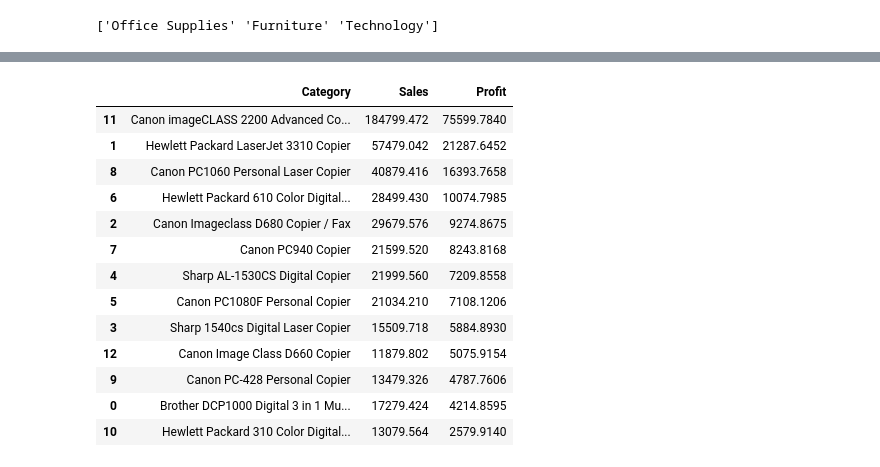
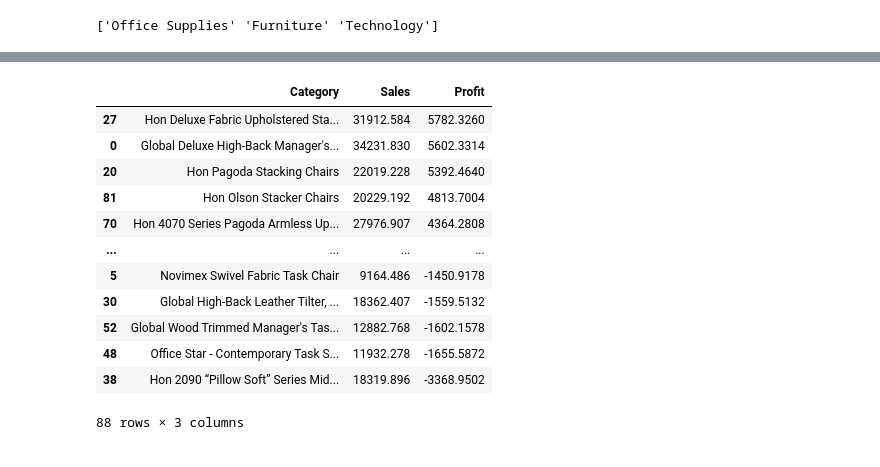
Before and after one commit to Abdullah-Bakhshov/overfitting_outlaws, a Jupyter notebook: SalesAndProfit.ipynb, the cells around one changed output, grey strips where cells are left out. Cells and saved outputs as stored; diff of their text form; code cells hidden in the pictures.

Commit message:
Found the most profitble items

```diff
--- a/SalesAndProfit.ipynb
+++ b/SalesAndProfit.ipynb
@@ -98,0 +139,24 @@ tech_df
+# %%
+# Looking for the most profitible item in technology sub grp
+copiers_df = cat_3[cat_3["Sub-Category"] == "Copiers"]
+copier_products = []
+copiers_sales = []
+copiers_profits = []
+
+# Looping through sub cats of Technology
+for i in copiers_df["Product Name"].unique():
+    temp = copiers_df[copiers_df["Product Name"] == i]
+    total_sales = temp["Sales"].sum()
+    copiers_sales.append(total_sales)
+
+    total_profit = temp["Profit"].sum()
+    copiers_profits.append(total_profit)
+
+# Creating a new table wth just sub categories of technology
+copier_df = pd.DataFrame({
+    "Category": copiers_df["Product Name"].unique(),
+    "Sales":copiers_sales,
+    "Profit":copiers_profits
+})
+
+copier_df.sort_values(by='Profit', ascending=False)
@@ -99,39 +178,38 @@ tech_df
 # %%
 # Looking for the most profitible item in technology sub grp
-copiers_df = cat_3[cat_3["Sub-Category"] == "Copiers"]
+copiers_df = cat_2[cat_2["Sub-Category"] == "Chairs"]
 copier_products = []
 copiers_sales = []
 copiers_profits = []
 
 # Looping through sub cats of Technology
 for i in copiers_df["Product Name"].unique():
     temp = copiers_df[copiers_df["Product Name"] == i]
     total_sales = temp["Sales"].sum()
     copiers_sales.append(total_sales)
 
     total_profit = temp["Profit"].sum()
     copiers_profits.append(total_profit)
+
+# Creating a new table wth just sub categories of technology
+copier_df = pd.DataFrame({
+    "Category": copiers_df["Product Name"].unique(),
+    "Sales":copiers_sales,
+    "Profit":copiers_profits
+})
+
+copier_df.sort_values(by='Profit', ascending=False)
+# %% [output]
+|  | Category | Sales | Profit |
+| 27 | Hon Deluxe Fabric Upholstered Sta... | 31912.584 | 5782.3260 |
+| 0 | Global Deluxe High-Back Manager's... | 34231.830 | 5602.3314 |
+| 20 | Hon Pagoda Stacking Chairs | 22019.228 | 5392.4640 |
+| 81 | Hon Olson Stacker Chairs | 20229.192 | 4813.7004 |
+| 70 | Hon 4070 Series Pagoda Armless Up... | 27976.907 | 4364.2808 |
+| ... | ... | ... | ... |
+| 5 | Novimex Swivel Fabric Task Chair | 9164.486 | -1450.9178 |
+| 30 | Global High-Back Leather Tilter, ... | 18362.407 | -1559.5132 |
+| 52 | Global Wood Trimmed Manager's Tas... | 12882.768 | -1602.1578 |
+| 48 | Office Star - Contemporary Task S... | 11932.278 | -1655.5872 |
+| 38 | Hon 2090 “Pillow Soft” Series Mid... | 18319.896 | -3368.9502 |
+88 rows × 3 columns
-# %%
-# Creating a new table wth just sub categories of technology
-copier_df = pd.DataFrame({
-    "Category": copiers_df["Product Name"].unique(),
-    "Sales":copiers_sales,
-    "Profit":copiers_profits
-})
-
-copier_df.sort_values(by='Profit', ascending=False)
-# %% [output]
-|  | Category | Sales | Profit |
-| 11 | Canon imageCLASS 2200 Advanced Co... | 184799.472 | 75599.7840 |
-| 1 | Hewlett Packard LaserJet 3310 Copier | 57479.042 | 21287.6452 |
-| 8 | Canon PC1060 Personal Laser Copier | 40879.416 | 16393.7658 |
-| 6 | Hewlett Packard 610 Color Digital... | 28499.430 | 10074.7985 |
-| 2 | Canon Imageclass D680 Copier / Fax | 29679.576 | 9274.8675 |
-| 7 | Canon PC940 Copier | 21599.520 | 8243.8168 |
-| 4 | Sharp AL-1530CS Digital Copier | 21999.560 | 7209.8558 |
-| 5 | Canon PC1080F Personal Copier | 21034.210 | 7108.1206 |
-| 3 | Sharp 1540cs Digital Laser Copier | 15509.718 | 5884.8930 |
-| 12 | Canon Image Class D660 Copier | 11879.802 | 5075.9154 |
-| 9 | Canon PC-428 Personal Copier | 13479.326 | 4787.7606 |
-| 0 | Brother DCP1000 Digital 3 in 1 Mu... | 17279.424 | 4214.8595 |
-| 10 | Hewlett Packard 310 Color Digital... | 13079.564 | 2579.9140 |
```
Also changed, not shown: parts of 12 cells of this notebook.
